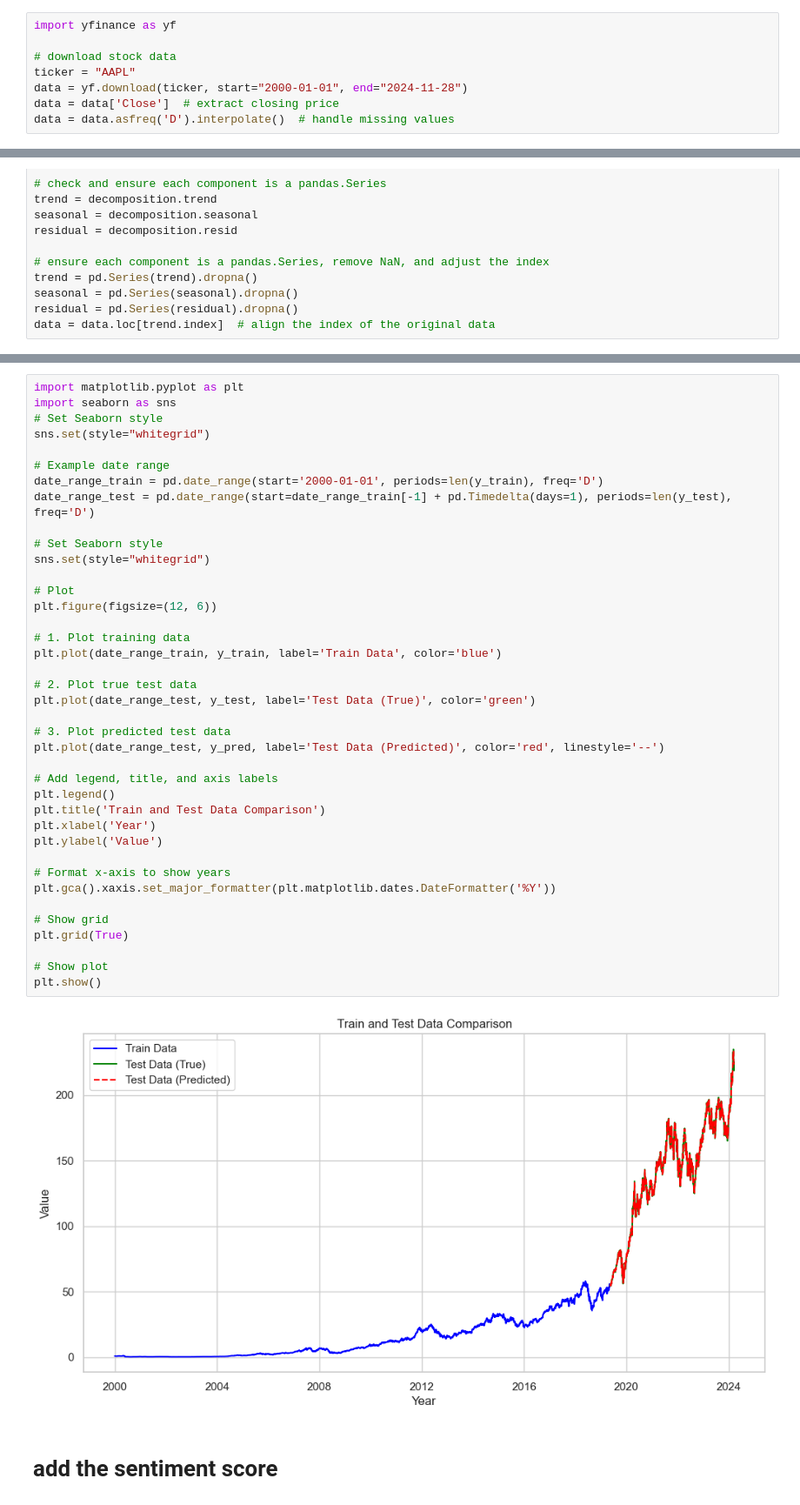
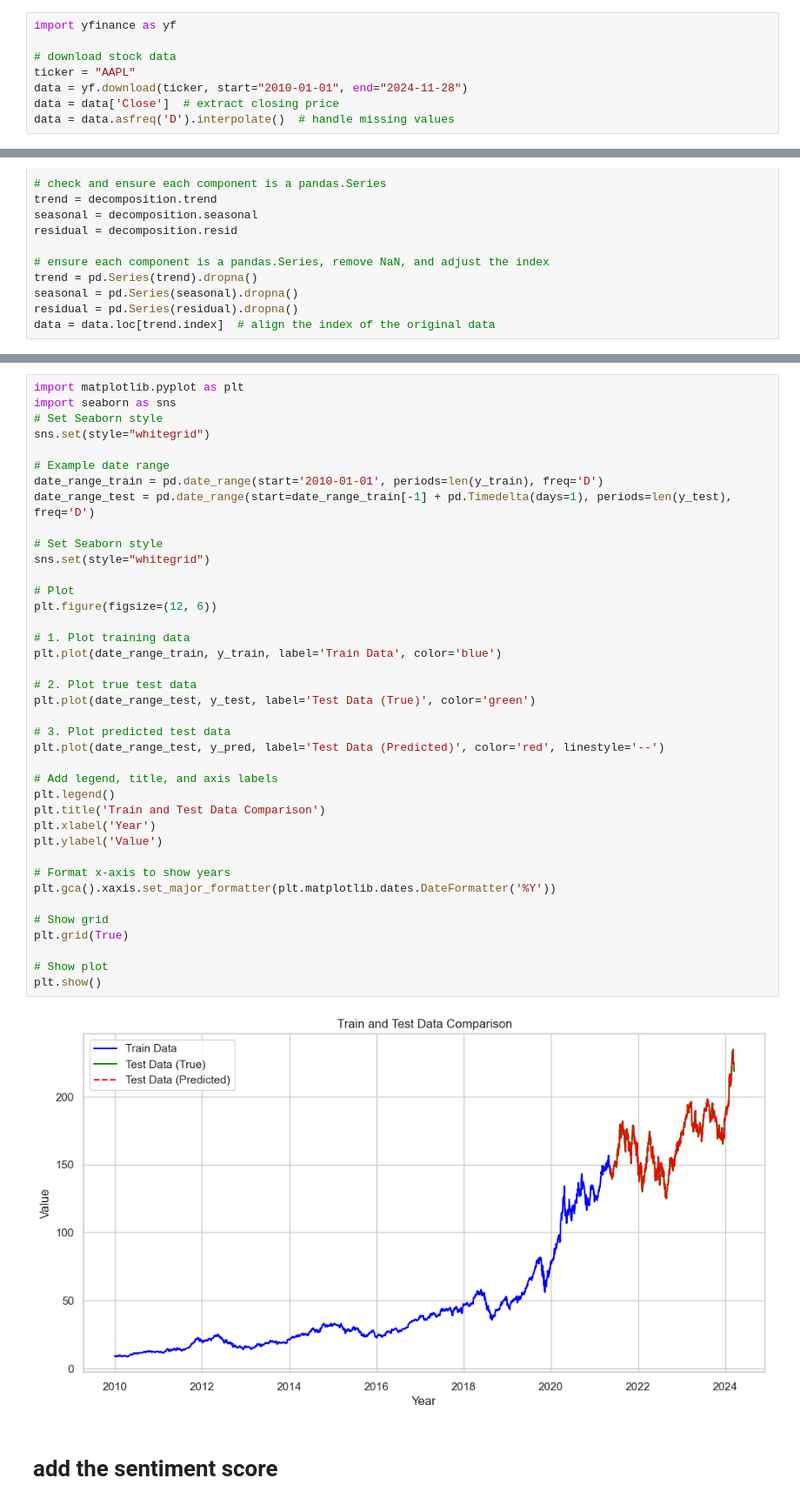
Before and after one commit to liukai1919/StockMarketPrediction-, a Jupyter notebook: notebooks/trend_machine_learning.ipynb, the cells around one changed output, grey strips where cells are left out. Shown: that part at 87% size. Saved outputs shown, nothing was run; the diff lists cells and outputs as text.

```diff
--- a/notebooks/trend_machine_learning.ipynb
+++ b/notebooks/trend_machine_learning.ipynb
@@ -3,7 +3,7 @@ import yfinance as yf
 
 # download stock data
 ticker = "AAPL"
-data = yf.download(ticker, start="2000-01-01", end="2024-11-28")
+data = yf.download(ticker, start="2010-01-01", end="2024-11-28")
 data = data['Close']  # extract closing price
 data = data.asfreq('D').interpolate()  # handle missing values
 # %% [output]
@@ -82,40 +82,40 @@ import seaborn as sns
 sns.set(style="whitegrid")
 
 # Example date range
-date_range_train = pd.date_range(start='2000-01-01', periods=len(y_train), freq='D')
+date_range_train = pd.date_range(start='2010-01-01', periods=len(y_train), freq='D')
 date_range_test = pd.date_range(start=date_range_train[-1] + pd.Timedelta(days=1), periods=len(y_test), freq='D')
 
 # Set Seaborn style
 sns.set(style="whitegrid")
 
 # Plot
 plt.figure(figsize=(12, 6))
 
 # 1. Plot training data
 plt.plot(date_range_train, y_train, label='Train Data', color='blue')
 
 # 2. Plot true test data
 plt.plot(date_range_test, y_test, label='Test Data (True)', color='green')
 
 # 3. Plot predicted test data
 plt.plot(date_range_test, y_pred, label='Test Data (Predicted)', color='red', linestyle='--')
 
 # Add legend, title, and axis labels
 plt.legend()
 plt.title('Train and Test Data Comparison')
 plt.xlabel('Year')
 plt.ylabel('Value')
 
 # Format x-axis to show years
 plt.gca().xaxis.set_major_formatter(plt.matplotlib.dates.DateFormatter('%Y'))
 
 # Show grid
 plt.grid(True)
 
 # Show plot
 plt.show()
 # %% [output]
-[figure, old version]
+[figure, new version]
 # %% [markdown]
 # add the sentiment score
 # %%
```
Also changed, not shown: parts of 13 cells of this notebook, 5 other files.
